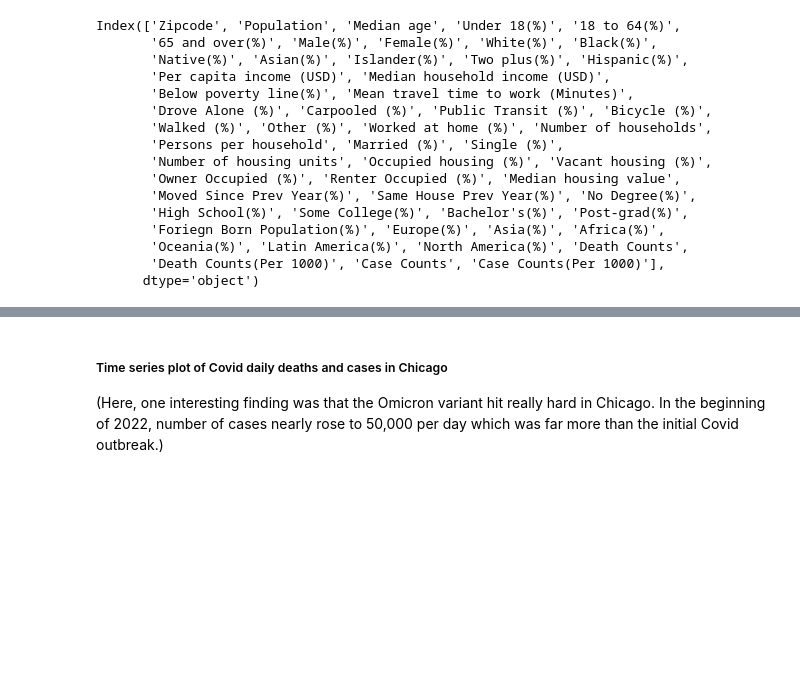
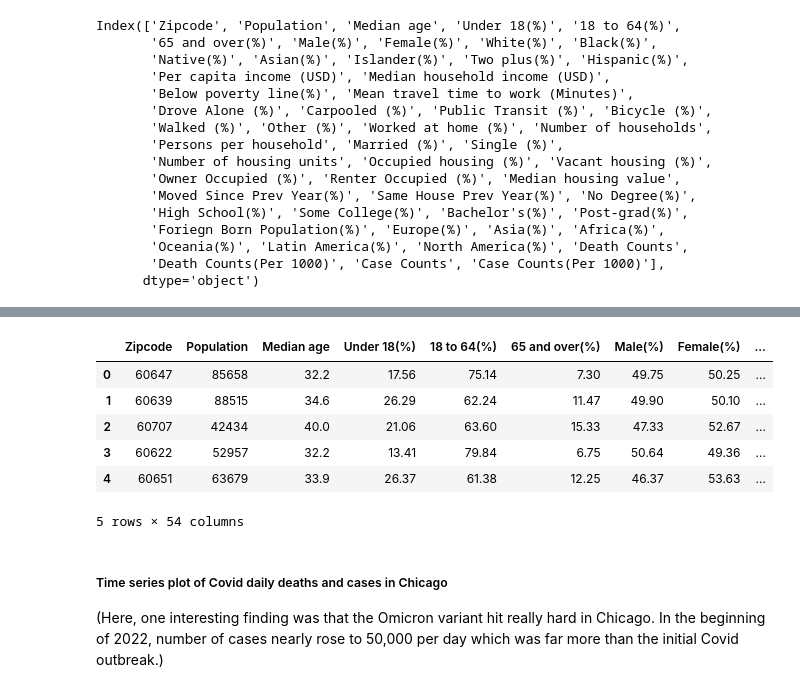
Before and after one commit to uic-cs418/modeling-the-pandemic, a Jupyter notebook: CS418_final_report.ipynb, the cells around one changed output, grey strips where cells are left out. Drawn from its saved outputs; the diff is of its cells as text; code cells hidden in the pictures; blank space fills up the shorter version.

```diff
--- a/CS418_final_report.ipynb
+++ b/CS418_final_report.ipynb
@@ -68,3 +73,13 @@ Index(['Zipcode', 'Population', 'Median age', 'Under 18(%)', '18 to 64(%)',
+# %%
+allData.head()
+# %% [output]
+|  | Zipcode | Population | Median age | Under 18(%) | 18 to 64(%) | 65 and over(%) | Male(%) | Female(%) | ... |
+| 0 | 60647 | 85658 | 32.2 | 17.56 | 75.14 | 7.30 | 49.75 | 50.25 | ... |
+| 1 | 60639 | 88515 | 34.6 | 26.29 | 62.24 | 11.47 | 49.90 | 50.10 | ... |
+| 2 | 60707 | 42434 | 40.0 | 21.06 | 63.60 | 15.33 | 47.33 | 52.67 | ... |
+| 3 | 60622 | 52957 | 32.2 | 13.41 | 79.84 | 6.75 | 50.64 | 49.36 | ... |
+| 4 | 60651 | 63679 | 33.9 | 26.37 | 61.38 | 12.25 | 46.37 | 53.63 | ... |
+5 rows × 54 columns
 # %% [markdown]
 ##### Time series plot of Covid daily deaths and cases in Chicago
 (Here, one interesting finding was that the Omicron variant hit really hard in Chicago. In the beginning of 2022, number of cases nearly rose to 50,000 per day which was far more than the initial Covid outbreak.)
```
Also changed, not shown: parts of 7 cells of this notebook, 3 other files.
